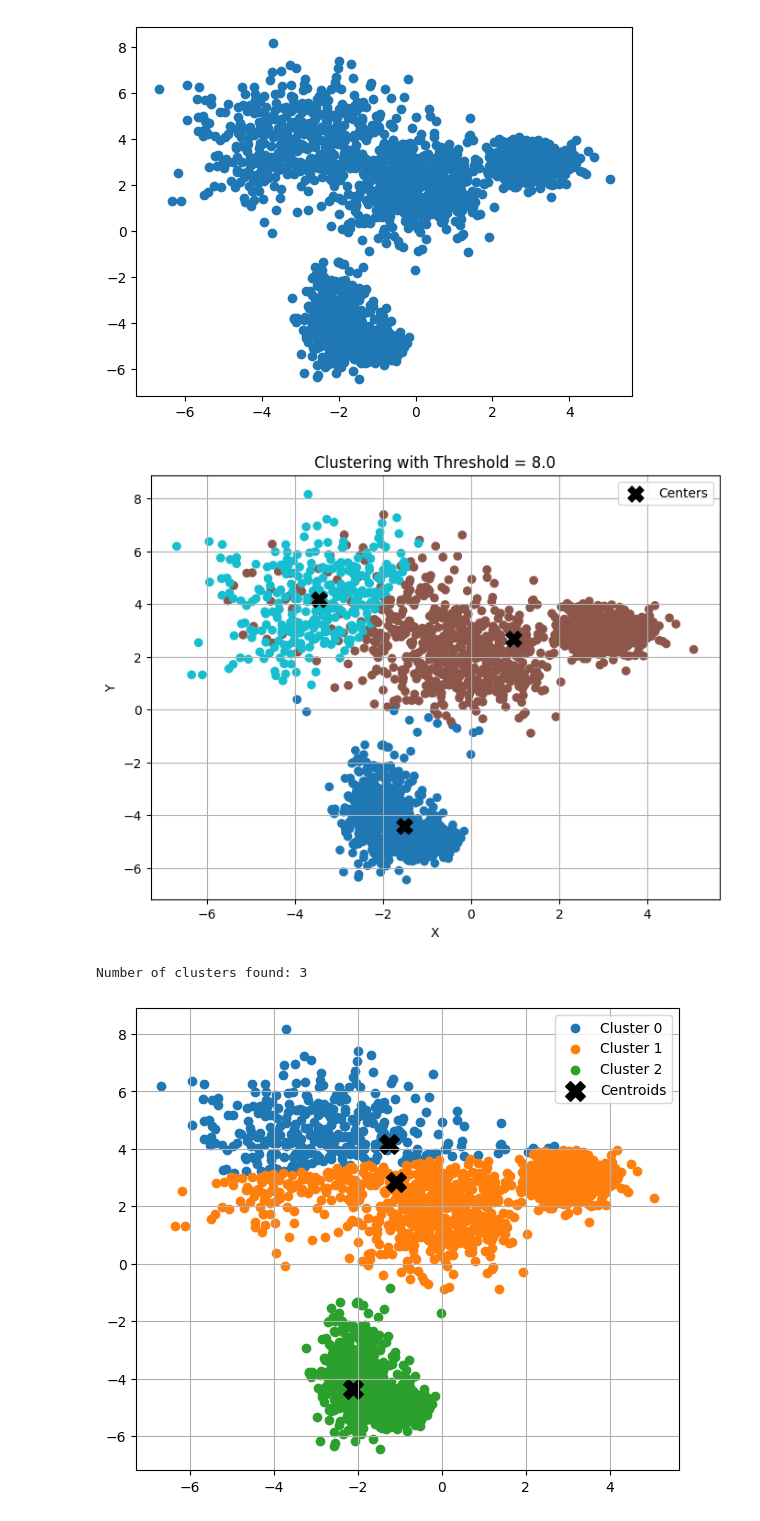
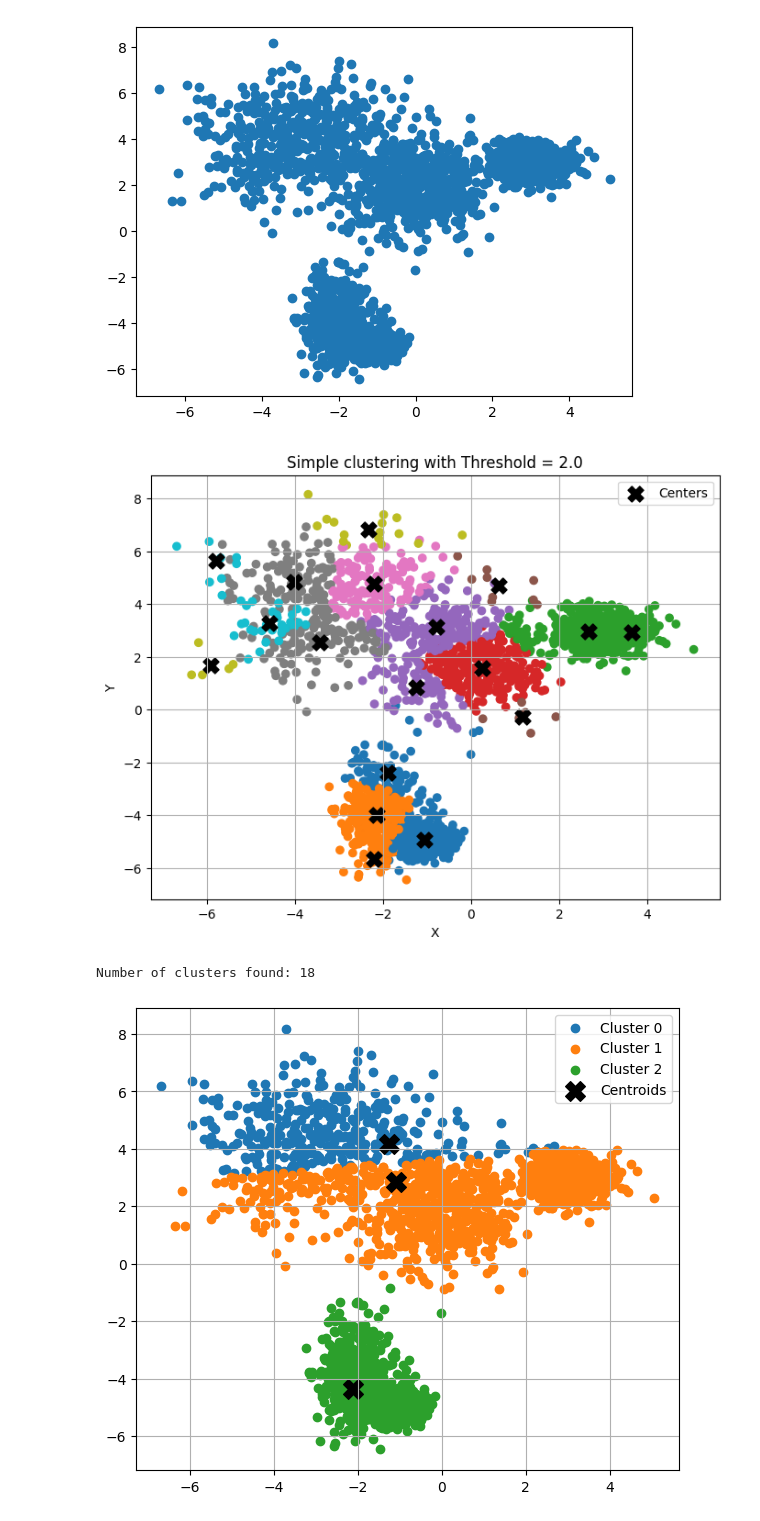
Before and after one commit to AndriyTok/data_Analysis_labs, a Jupyter notebook: lab6/lab6.ipynb, the cells around one changed output. Saved outputs shown, nothing was run; the diff lists cells and outputs as text; code cells hidden in the pictures.

```diff
--- a/lab6/lab6.ipynb
+++ b/lab6/lab6.ipynb
@@ -65,36 +65,36 @@ def threshold_clustering(data, threshold):
             cluster_centers.append(data[idx])
             cluster_assignments[idx] = len(cluster_centers) - 1
         else:
             cluster_assignments[idx] = nearest_cluster
 
     # Обчислюємо нові центри як середні значення точок у кожному кластері
     final_centers = []
     for i in range(len(cluster_centers)):
         points_in_cluster = data[cluster_assignments == i]
         mean_center = np.mean(points_in_cluster, axis=0)
         final_centers.append(mean_center)
 
     return cluster_assignments, np.array(final_centers)
 
 # Приклад використання
-T = 8.0
+T = 2.0
 X = np.column_stack((x_values, y_values))
 assigned_labels, cluster_centers = threshold_clustering(X, T)
 
 plt.figure(figsize=(8, 6))
 plt.scatter(X[:, 0], X[:, 1], c=assigned_labels, cmap='tab10')
 plt.scatter(cluster_centers[:, 0], cluster_centers[:, 1], marker='X', c='black', s=150, label='Centers')
 plt.title(f'Simple clustering with Threshold = {T}')
 plt.xlabel('X')
 plt.ylabel('Y')
 plt.grid(True)
 plt.legend()
 plt.show()
 
 print("Number of clusters found:", len(np.unique(assigned_labels)))
 # %% [output]
-[figure, old version]
+[figure, new version]
-Number of clusters found: 3
+Number of clusters found: 18
 # %%
 k = 3
 # %%
```
